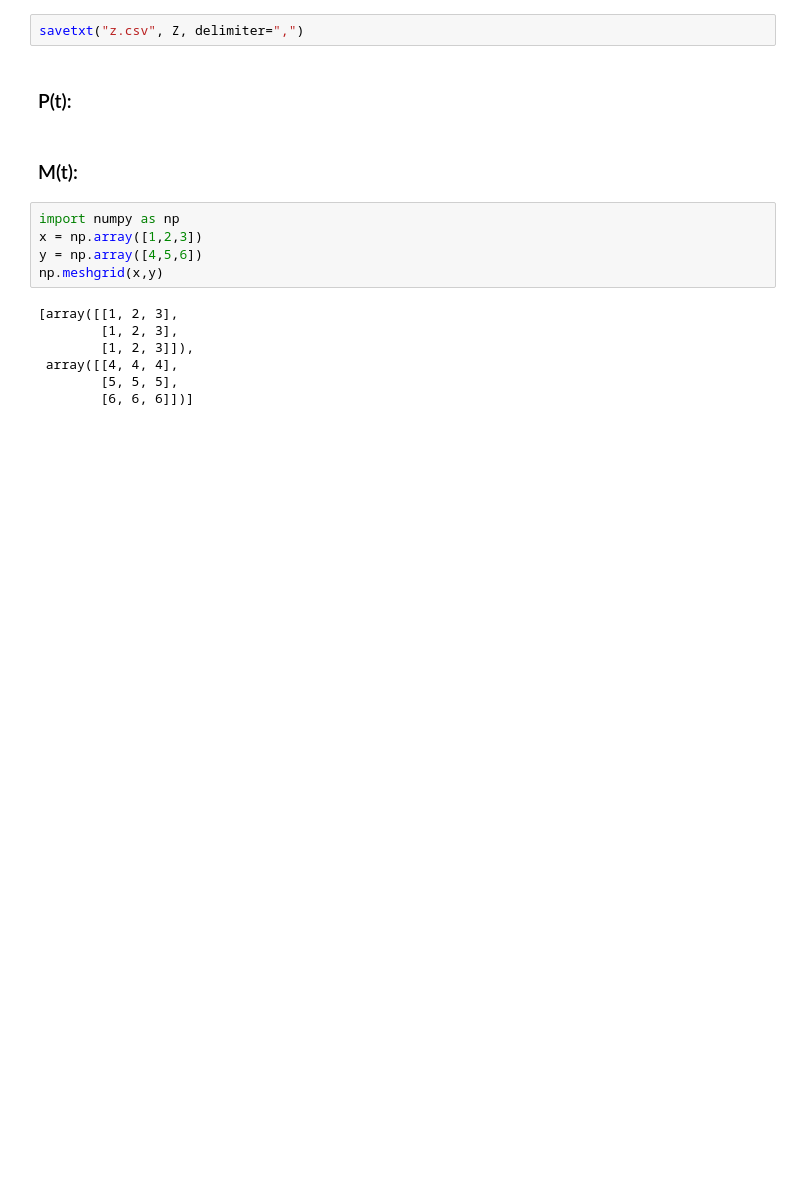
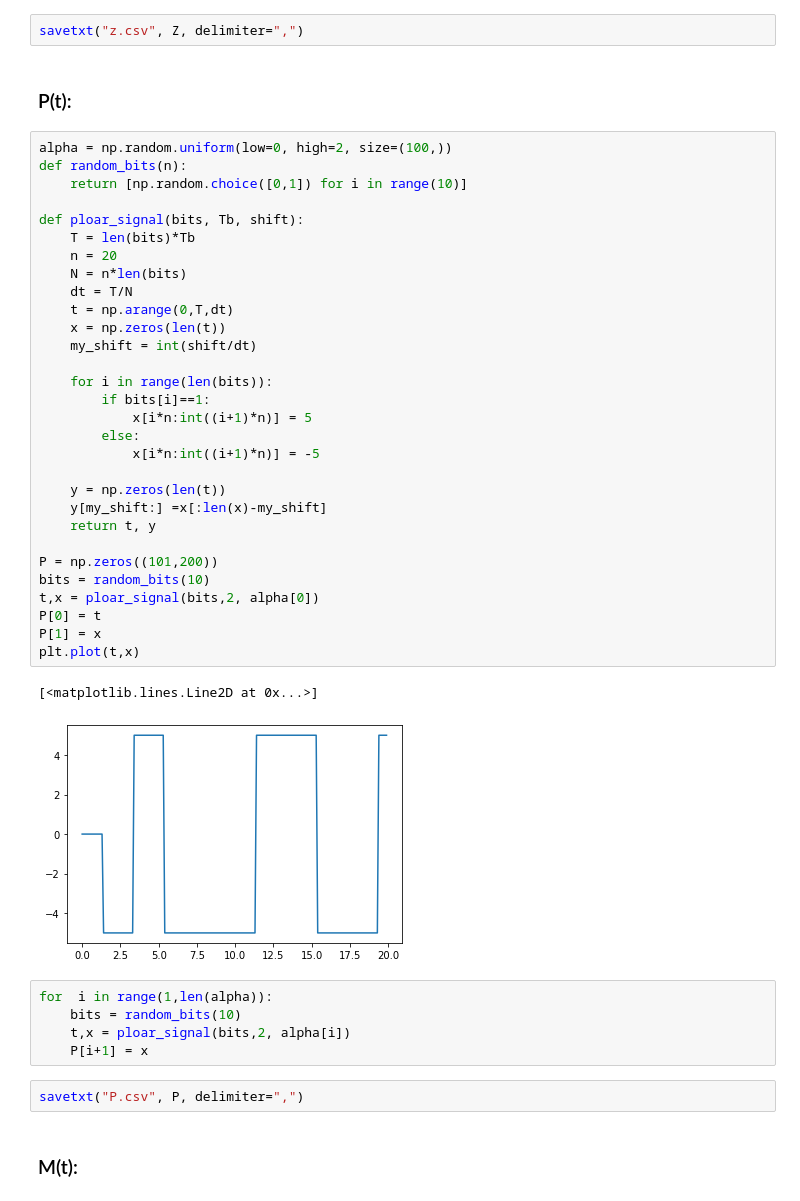
Before and after one commit to KareemElozeiri/Stochastic-Processes-Analyzer, a Jupyter notebook: signals/generate_signals.ipynb, the cells around one changed output. Saved outputs shown, nothing was run; the diff lists cells and outputs as text; blank space fills up the shorter version.

```diff
--- a/signals/generate_signals.ipynb
+++ b/signals/generate_signals.ipynb
@@ -59,17 +59,45 @@ Z.shape
 savetxt("z.csv", Z, delimiter=",")
 # %% [markdown]
 ### P(t):
+# %%
+alpha = np.random.uniform(low=0, high=2, size=(100,))
+def random_bits(n):
+    return [np.random.choice([0,1]) for i in range(10)]
+
+def ploar_signal(bits, Tb, shift):
+    T = len(bits)*Tb
+    n = 20
+    N = n*len(bits)
+    dt = T/N
+    t = np.arange(0,T,dt)
+    x = np.zeros(len(t))
+    my_shift = int(shift/dt)
+
+    for i in range(len(bits)):
+        if bits[i]==1:
+            x[i*n:int((i+1)*n)] = 5
+        else:
+            x[i*n:int((i+1)*n)] = -5
+
+    y = np.zeros(len(t))
+    y[my_shift:] =x[:len(x)-my_shift]
+    return t, y
+
+P = np.zeros((101,200))
+bits = random_bits(10)
+t,x = ploar_signal(bits,2, alpha[0])
+P[0] = t
+P[1] = x
+plt.plot(t,x)
+# %% [output]
+[<matplotlib.lines.Line2D at 0x...>]
+[figure, added]
+# %%
+for  i in range(1,len(alpha)):
+    bits = random_bits(10)
+    t,x = ploar_signal(bits,2, alpha[i])
+    P[i+1] = x
+# %%
+savetxt("P.csv", P, delimiter=",")
 # %% [markdown]
 ### M(t):
-# %%
-import numpy as np
-x = np.array([1,2,3])
-y = np.array([4,5,6])
-np.meshgrid(x,y)
-# %% [output]
-[array([[1, 2, 3],
-        [1, 2, 3],
-        [1, 2, 3]]),
- array([[4, 4, 4],
-        [5, 5, 5],
-        [6, 6, 6]])]
```
Also changed, not shown: parts of 3 cells of this notebook, 3 other files.
